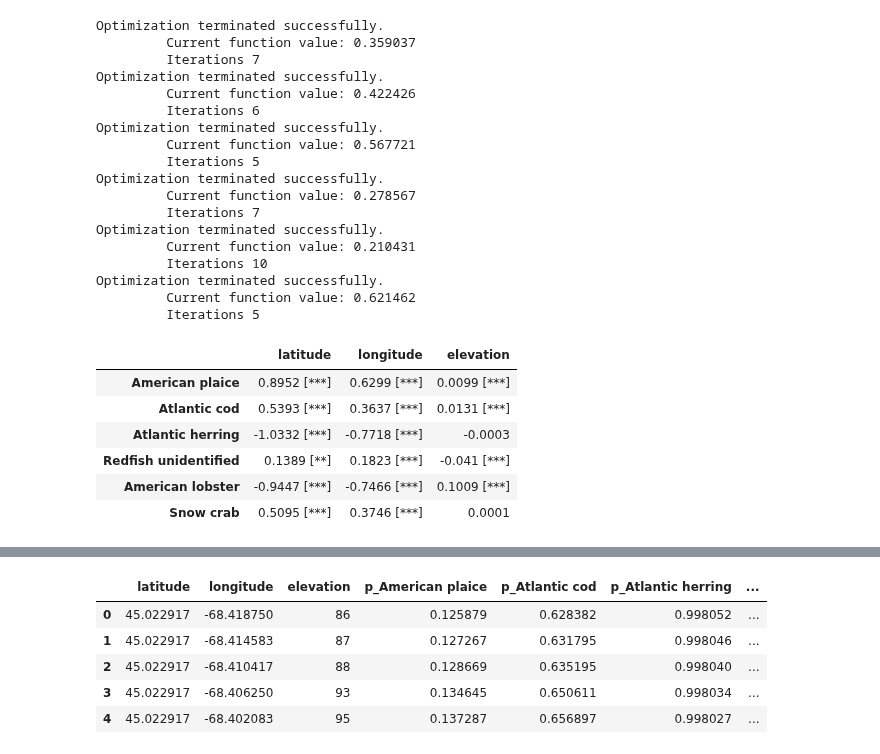
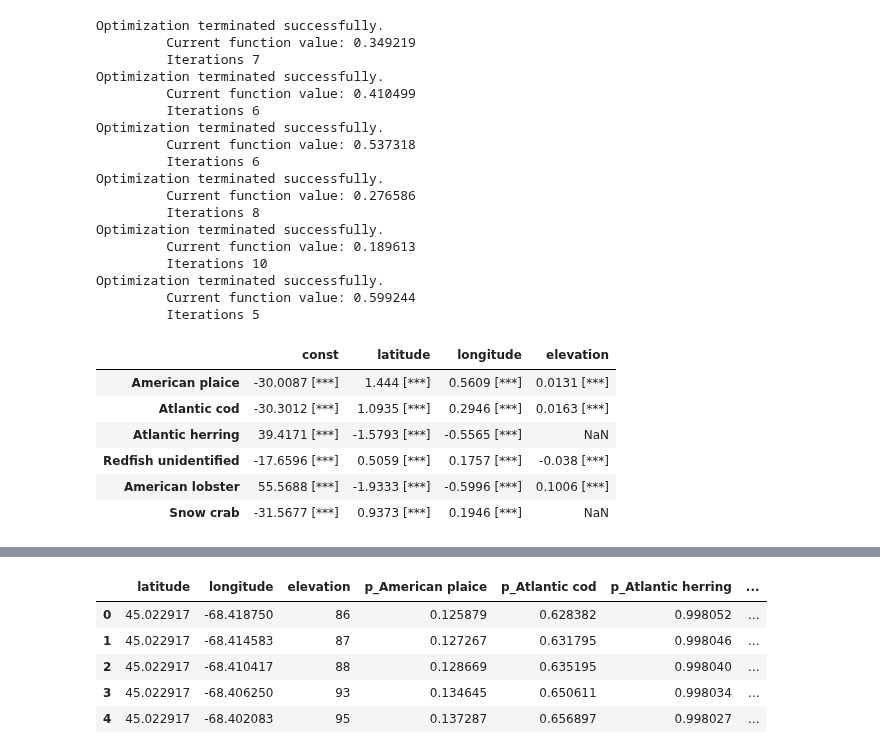
Before and after one commit to davjfish/WatspeedStatsGroupProject, a Jupyter notebook: analysis/Logistic_regression.ipynb, the cells around one changed output, grey strips where cells are left out. Saved outputs shown, nothing was run; the diff lists cells and outputs as text; code cells hidden in the pictures.

```diff
--- a/analysis/Logistic_regression.ipynb
+++ b/analysis/Logistic_regression.ipynb
@@ -57,62 +59,62 @@ species_list = list(species_dict.keys())
 for species in species_list:
     mydict = species_dict[species]
     predictors = mydict["predictors"]
-    m = Logit(set_df[species], set_df[predictors])
+    m = Logit(set_df[species], sm.add_constant(set_df[predictors]))
     m = m.fit()
     mydict["model"] = m
 # %% [output]
 Optimization terminated successfully.
-         Current function value: 0.359037
+         Current function value: 0.349219
          Iterations 7
 Optimization terminated successfully.
-         Current function value: 0.422426
+         Current function value: 0.410499
          Iterations 6
 Optimization terminated successfully.
-         Current function value: 0.567721
-         Iterations 5
+         Current function value: 0.537318
+         Iterations 6
 Optimization terminated successfully.
-         Current function value: 0.278567
-         Iterations 7
+         Current function value: 0.276586
+         Iterations 8
 Optimization terminated successfully.
-         Current function value: 0.210431
+         Current function value: 0.189613
          Iterations 10
 Optimization terminated successfully.
-         Current function value: 0.621462
+         Current function value: 0.599244
          Iterations 5
 # %%
 
 # Let's get a table of the parameter estimations for each species and indicate whether or not they are significant
-param_df = pd.DataFrame(columns=default_predictors)
+param_df = pd.DataFrame(columns=["const"] + default_predictors)
 
 
 def get_coef_display(row):
     mystr = str(round(row["Coef."], 4))
     p = row["P>|z|"]
     if p <= 0.001:
         mystr += " [***]"
     elif p <= 0.01:
         mystr += " [**]"
     elif p <= 0.05:
         mystr += " [*]"
     return mystr
 
 
 for species in species_list:
     m = species_dict[species]["model"]
     summary = m.summary2()
     temp_param_df = summary.tables[1]
     params = temp_param_df.apply(get_coef_display, axis=1)
     param_df.loc[species] = params
 
 param_df
 # %% [output]
-|  | latitude | longitude | elevation |
-| American plaice | 0.8952 [***] | 0.6299 [***] | 0.0099 [***] |
-| Atlantic cod | 0.5393 [***] | 0.3637 [***] | 0.0131 [***] |
-| Atlantic herring | -1.0332 [***] | -0.7718 [***] | -0.0003 |
-| Redfish unidentified | 0.1389 [**] | 0.1823 [***] | -0.041 [***] |
-| American lobster | -0.9447 [***] | -0.7466 [***] | 0.1009 [***] |
-| Snow crab | 0.5095 [***] | 0.3746 [***] | 0.0001 |
+|  | const | latitude | longitude | elevation |
+| American plaice | -30.0087 [***] | 1.444 [***] | 0.5609 [***] | 0.0131 [***] |
+| Atlantic cod | -30.3012 [***] | 1.0935 [***] | 0.2946 [***] | 0.0163 [***] |
+| Atlantic herring | 39.4171 [***] | -1.5793 [***] | -0.5565 [***] | NaN |
+| Redfish unidentified | -17.6596 [***] | 0.5059 [***] | 0.1757 [***] | -0.038 [***] |
+| American lobster | 55.5688 [***] | -1.9333 [***] | -0.5996 [***] | 0.1006 [***] |
+| Snow crab | -31.5677 [***] | 0.9373 [***] | 0.1946 [***] | NaN |
 # %%
 
 # based on the above, we will not use the `elevation` predictor for herring and snowcrab models
```
Also changed, not shown: parts of 7 cells of this notebook, 1 other file.
